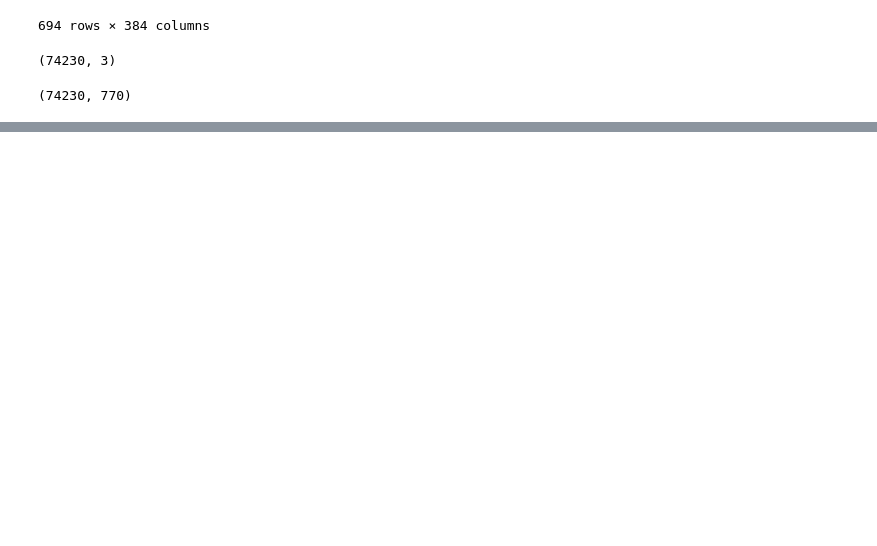
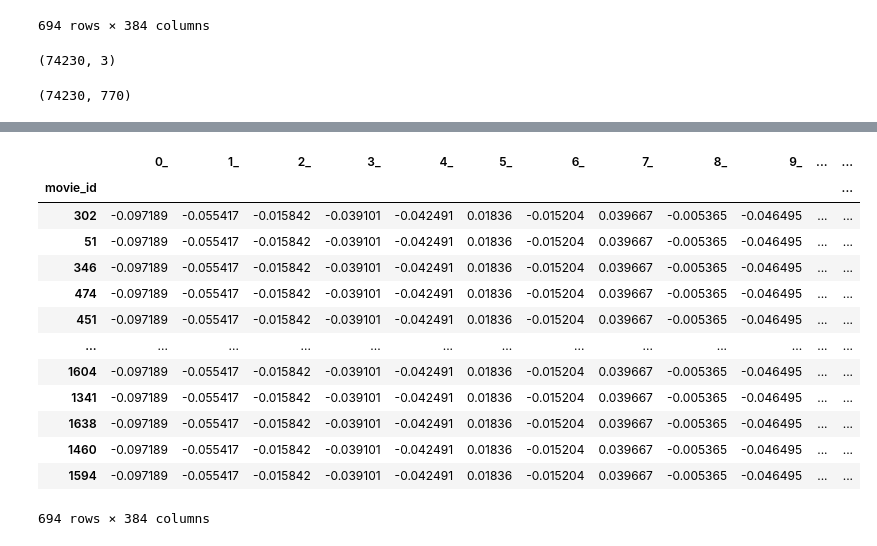
Before and after one commit to rossnorman11/movie_recommendation_GPT, a Jupyter notebook: notebooks/Movielens_NN_v2.ipynb, the cells around one changed output, grey strips where cells are left out. Cells and saved outputs as stored; diff of their text form; code cells hidden in the pictures; blank space fills up the shorter version.

```diff
--- a/notebooks/Movielens_NN_v2.ipynb
+++ b/notebooks/Movielens_NN_v2.ipynb
@@ -171,0 +267,21 @@ plt.show()
+# %%
+new_prompt = favs_embed.head(1)
+# %%
+new_prompts = pd.DataFrame(np.repeat(new_prompt.values, 694, axis=0), columns=[str(i) + "_" for i in range(0,384,1)], index = df_.index)
+# %%
+new_prompts
+# %% [output]
+|  | 0_ | 1_ | 2_ | 3_ | 4_ | 5_ | 6_ | 7_ | 8_ | 9_ | ... | ... |
+| movie_id |  |  |  |  |  |  |  |  |  |  |  | ... |
+| 302 | -0.097189 | -0.055417 | -0.015842 | -0.039101 | -0.042491 | 0.01836 | -0.015204 | 0.039667 | -0.005365 | -0.046495 | ... | ... |
+| 51 | -0.097189 | -0.055417 | -0.015842 | -0.039101 | -0.042491 | 0.01836 | -0.015204 | 0.039667 | -0.005365 | -0.046495 | ... | ... |
+| 346 | -0.097189 | -0.055417 | -0.015842 | -0.039101 | -0.042491 | 0.01836 | -0.015204 | 0.039667 | -0.005365 | -0.046495 | ... | ... |
+| 474 | -0.097189 | -0.055417 | -0.015842 | -0.039101 | -0.042491 | 0.01836 | -0.015204 | 0.039667 | -0.005365 | -0.046495 | ... | ... |
+| 451 | -0.097189 | -0.055417 | -0.015842 | -0.039101 | -0.042491 | 0.01836 | -0.015204 | 0.039667 | -0.005365 | -0.046495 | ... | ... |
+| ... | ... | ... | ... | ... | ... | ... | ... | ... | ... | ... | ... | ... |
+| 1604 | -0.097189 | -0.055417 | -0.015842 | -0.039101 | -0.042491 | 0.01836 | -0.015204 | 0.039667 | -0.005365 | -0.046495 | ... | ... |
+| 1341 | -0.097189 | -0.055417 | -0.015842 | -0.039101 | -0.042491 | 0.01836 | -0.015204 | 0.039667 | -0.005365 | -0.046495 | ... | ... |
+| 1638 | -0.097189 | -0.055417 | -0.015842 | -0.039101 | -0.042491 | 0.01836 | -0.015204 | 0.039667 | -0.005365 | -0.046495 | ... | ... |
+| 1460 | -0.097189 | -0.055417 | -0.015842 | -0.039101 | -0.042491 | 0.01836 | -0.015204 | 0.039667 | -0.005365 | -0.046495 | ... | ... |
+| 1594 | -0.097189 | -0.055417 | -0.015842 | -0.039101 | -0.042491 | 0.01836 | -0.015204 | 0.039667 | -0.005365 | -0.046495 | ... | ... |
+694 rows × 384 columns
```
Also changed, not shown: parts of 25 cells of this notebook, 7 other files.
